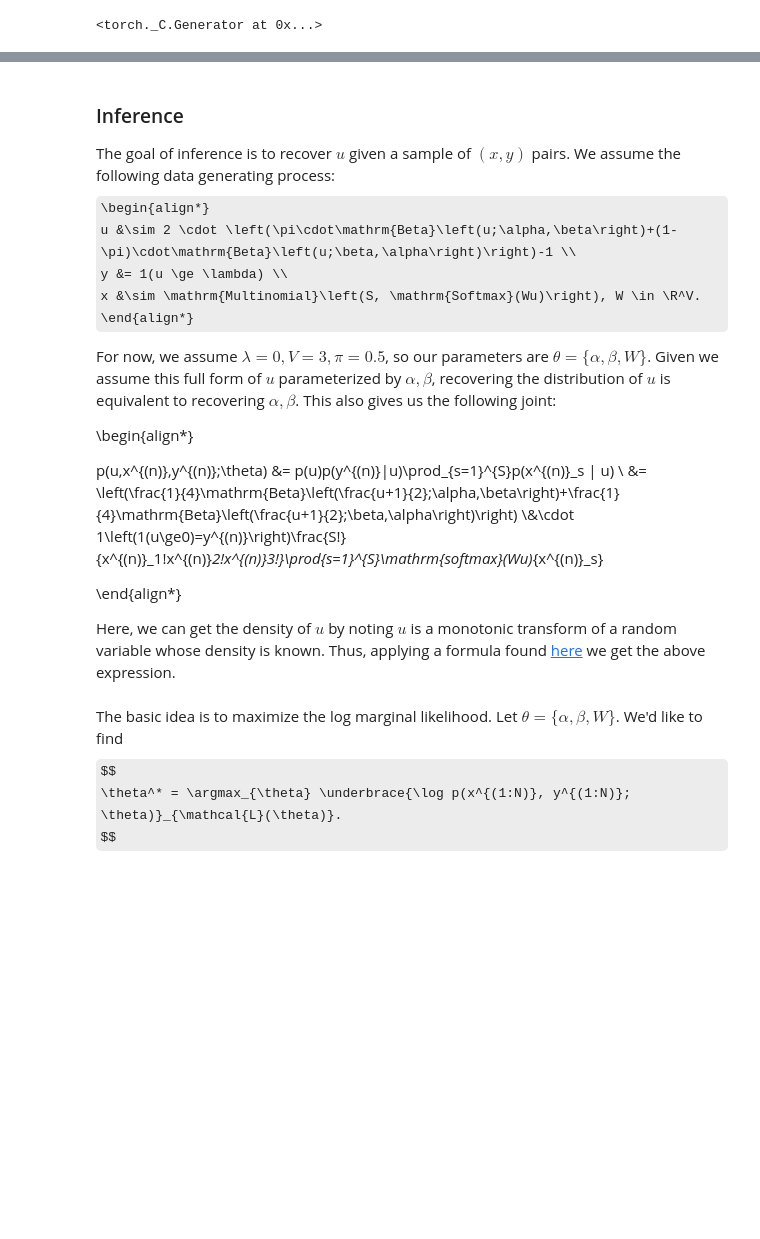
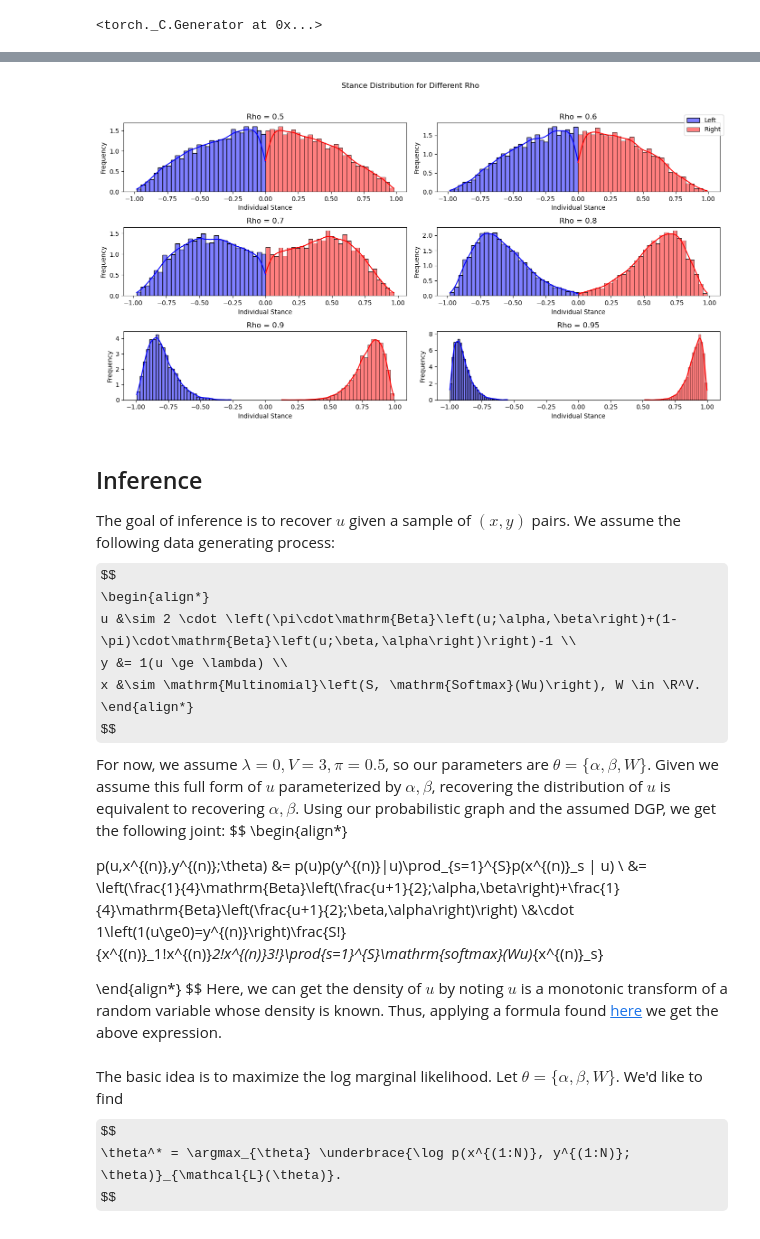
Before and after one commit to jcheigh/fictitious-prediction, a Jupyter notebook: src/3-6 inference.ipynb, the cells around one changed output, grey strips where cells are left out. Drawn from its saved outputs; the diff is of its cells as text; code cells hidden in the pictures; some formulas as TeX source; blank space fills up the shorter version.

Commit message:
updating 3-6 inference- tested theory vs. impleentation

```diff
--- a/src/3-6 inference.ipynb
+++ b/src/3-6 inference.ipynb
@@ -40,5 +41,5 @@ speech_len = 15    # words per speech
 # %%
-def generate(rho=rho, N=pop_size, epsilon=epsilon, pi=pi, speech_len=speech_len, verbose=True):
+def generate(rho=rho, N=pop_size, epsilon=epsilon, pi=pi, speech_len=speech_len, verbose='low'):
     """
     Uses 2/10 generation scheme to generate N samples.
 
@@ -52,7 +53,7 @@ def generate(rho=rho, N=pop_size, epsilon=epsilon, pi=pi, speech_len=speech_len,
         a, b are true alpha/beta for beta mixture model
     """
     start = time.time()
-    if verbose:
+    if verbose in ['mid', 'high']:
         print(f'Beginning Data Generation...')
         print(f'=' * 20)
 
@@ -61,7 +62,7 @@ def generate(rho=rho, N=pop_size, epsilon=epsilon, pi=pi, speech_len=speech_len,
     a     = rho * ((rho * (1 - rho)) / sigma - 1)
     b     = (1 - rho) * ((rho * (1 - rho)) / sigma - 1)
 
-    if verbose:
+    if verbose in ['mid', 'high']:
         print(f"True Alpha: {a}")
         print(f"True Beta: {b}")
         print(f"True Epsilon: {epsilon}\n")
@@ -88,20 +89,20 @@ def generate(rho=rho, N=pop_size, epsilon=epsilon, pi=pi, speech_len=speech_len,
     if u.shape != (N,):
         raise AssertionError(f"u.shape should be (N,)")
 
-    if verbose:
+    if verbose == 'high':
         print(f'mixture samples: {mixture_samples[:5]}')
         print(f'u samples: {u[:5]}\n')
 
     ### y = 1(u >= 0)
     y = (u >= 0).astype(int)
 
-    if verbose:
+    if verbose == 'high':
         print(f'y samples: {y[:5]}\n')
 
     ### phi is a prob matrix that is a function of u, epsilon
     phi = np.array([(1 - (u+1)/2) * (1 - epsilon), (u+1)/2 * (1 - epsilon), np.repeat(epsilon, N)]).T
 
-    if verbose:
+    if verbose == 'high':
         print(f'phi samples:\n {phi[:5, :]}\n')
 
     if phi.shape != (N, 3):
@@ -112,13 +113,13 @@ def generate(rho=rho, N=pop_size, epsilon=epsilon, pi=pi, speech_len=speech_len,
 
     X = np.array([stats.multinomial.rvs(n=speech_len, p=phi[i, :]) for i in range(N)])
 
-    if verbose:
+    if verbose == 'high':
         print(f'X samples:\n {X[:5, :]}\n')
 
     if X.shape != (N, 3):
         raise AssertionError(f'X.shape should be (N, V) == (N, 3)')
 
-    if X[:5].sum() != 15 * 5:
+    if X[:5].sum() != speech_len * 5:
         raise AssertionError(f'rows of phi should sum to 1')
 
     X = torch.from_numpy(X).to(torch.float32)
@@ -127,13 +128,13 @@ def generate(rho=rho, N=pop_size, epsilon=epsilon, pi=pi, speech_len=speech_len,
     known   = (X, y)
     unknown = (a, b, rho, epsilon, u)
 
-    if verbose:
+    if verbose in ['mid', 'high']:
         print('=' * 20)
         print(f'Generation Time: {round(time.time() - start, 3)} seconds for {N} samples.')
 
     return known, unknown
 
-known, unknown = generate()
+known, unknown = generate(verbose='high')
 X, y = known
 a, b, rho, epsilon, u = unknown
 # %% [output]
@@ -157,22 +181,45 @@ Generation Time: 2.969 seconds for 50000 samples.
+# %%
+rhos = [0.5, 0.6, 0.7, 0.8, 0.9, 0.95]
+
+plt.figure(figsize=(14, 8))
+plt.suptitle("Stance Distribution for Different Rho")
+
+for i, rho in enumerate(rhos):
+    plt.subplot(3, 2, i+1)
+    known, unknown = generate(rho=rho, N=10000)
+    X, y = known
+    a, b, rho, epsilon, u = unknown
+    sns.histplot(u[y==0], color='blue', kde=True, stat="density", bins=30, alpha=0.5, label='Left' if i==0 else "")
+    sns.histplot(u[y==1], color='red', kde=True, stat="density", bins=30, alpha=0.5, label='Right' if i==0 else "")
+    plt.title(f'Rho = {rho}')
+    plt.xlabel('Individual Stance')
+    plt.ylabel('Frequency')
+
+plt.tight_layout(rect=[0, 0.03, 1, 0.95])
+plt.figlegend(loc='upper right', bbox_to_anchor=(1, 0.9))
+plt.show()
+# %% [output]
+[figure, added]
 # %% [markdown]
-### Inference
+## Inference
 
 The goal of inference is to recover $u$ given a sample of $(x,y)$ pairs. We assume the following data generating process:
+$$
 \begin{align*}
     u &\sim 2 \cdot \left(\pi\cdot\mathrm{Beta}\left(u;\alpha,\beta\right)+(1-\pi)\cdot\mathrm{Beta}\left(u;\beta,\alpha\right)\right)-1 \\
     y &= 1(u \ge \lambda) \\
     x &\sim \mathrm{Multinomial}\left(S, \mathrm{Softmax}(Wu)\right), W \in \R^V.
 \end{align*}
-
-For now, we assume $\lambda = 0, V = 3, \pi = 0.5$, so our parameters are $\theta = \{\alpha, \beta, W\}$. Given we assume this full form of $u$ parameterized by $\alpha, \beta$, recovering the distribution of $u$ is equivalent to recovering $\alpha, \beta$. This also gives us the following joint:
-
+$$
+For now, we assume $\lambda = 0, V = 3, \pi = 0.5$, so our parameters are $\theta = \{\alpha, \beta, W\}$. Given we assume this full form of $u$ parameterized by $\alpha, \beta$, recovering the distribution of $u$ is equivalent to recovering $\alpha, \beta$. Using our probabilistic graph and the assumed DGP, we get the following joint:
+$$
 \begin{align*}
 
 p(u,x^{(n)},y^{(n)};\theta) &= p(u)p(y^{(n)}|u)\prod_{s=1}^{S}p(x^{(n)}_s | u) \\
 &= \left(\frac{1}{4}\mathrm{Beta}\left(\frac{u+1}{2};\alpha,\beta\right)+\frac{1}{4}\mathrm{Beta}\left(\frac{u+1}{2};\beta,\alpha\right)\right) \\&\cdot 1\left(1(u\ge0)=y^{(n)}\right)\frac{S!}{x^{(n)}_1!x^{(n)}_2!x^{(n)}_3!}\prod_{s=1}^{S}\mathrm{softmax}(Wu)_{x^{(n)}_s}
 
 \end{align*}
-
+$$
 Here, we can get the density of $u$ by noting $u$ is a monotonic transform of a random variable whose density is known. Thus, applying a formula found [here](https://en.wikipedia.org/wiki/Probability_density_function#Function_of_random_variables_and_change_of_variables_in_the_probability_density_function) we get the above expression.
 # %% [markdown]
 The basic idea is to maximize the log marginal likelihood. Let $\theta = \{\alpha, \beta, W\}$. We'd like to find
```
Also changed, not shown: parts of 26 cells of this notebook, 1 other file.
